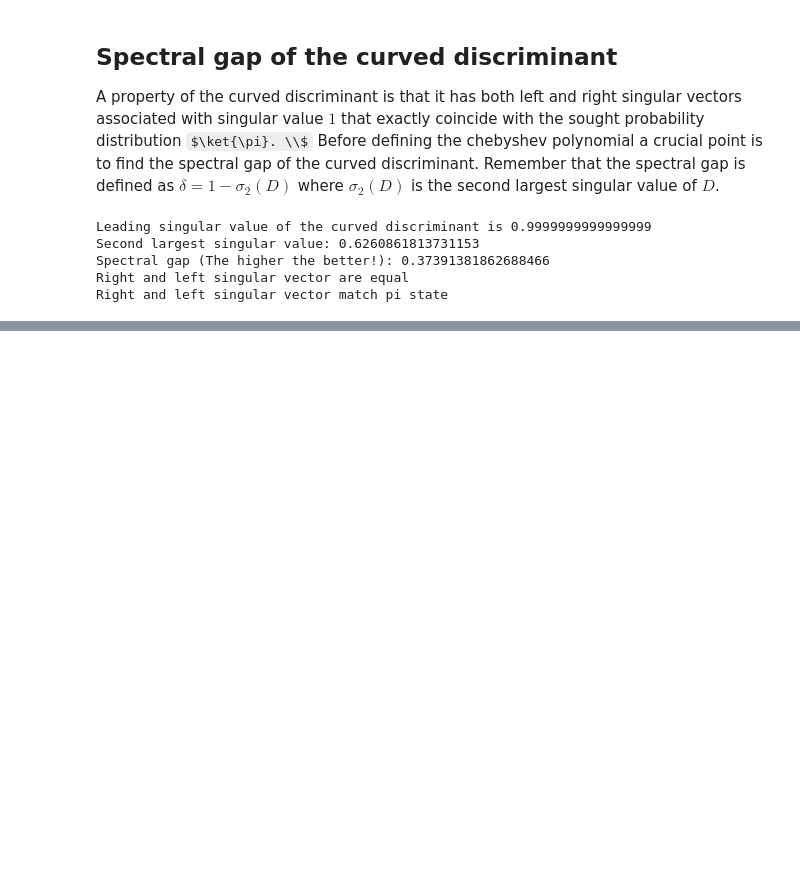
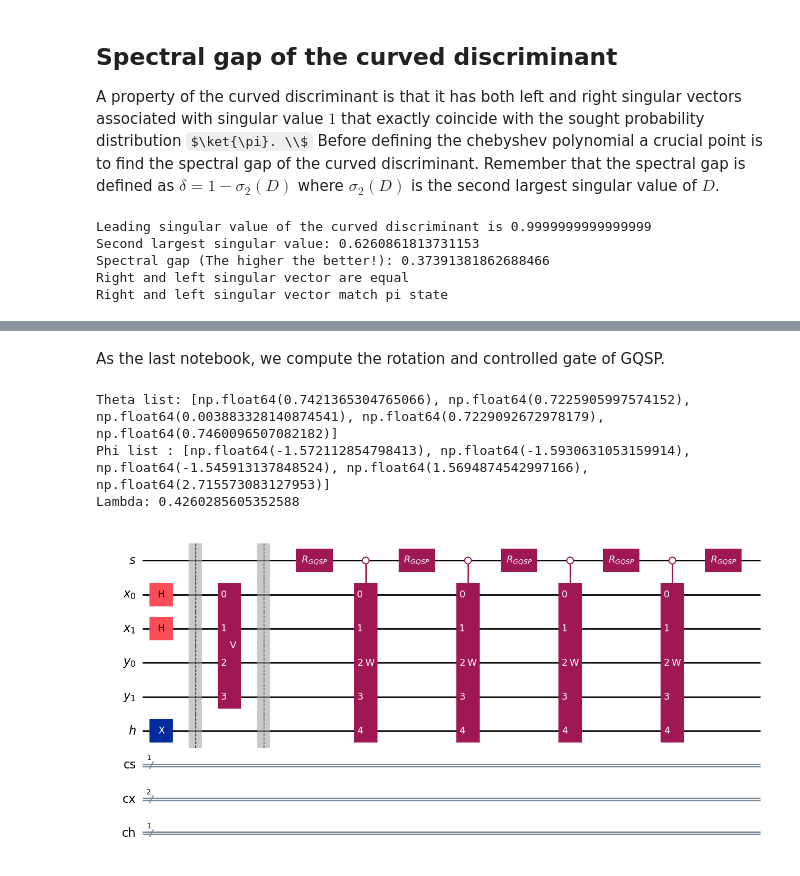
Before and after one commit to frafino/Quantum-Speedup-for-Nonreversible-Markov-Chains, a Jupyter notebook: non_reversible_toy_chain.ipynb, the cells around one changed output, grey strips where cells are left out. Saved outputs shown, nothing was run; the diff lists cells and outputs as text; code cells hidden in the pictures; some formulas as TeX source; blank space fills up the shorter version.

```diff
--- a/non_reversible_toy_chain.ipynb
+++ b/non_reversible_toy_chain.ipynb
@@ -241,0 +626,12 @@ We now define the polynomial that will be applied in GQSP to $W$
+# %%
+# Build S first
+
+S = np.vstack([P_coefficients, Q_coefficients])
+
+# Computing the angles
+
+theta_list, phi_list, lambda_val = compute_rotation_angles(S, d)
+
+print(f"Theta list: {theta_list}")
+print(f"Phi list: {phi_list}")
+print(f"lambda_val: {lambda_val}")
@@ -241,0 +642,2 @@ We now define the polynomial that will be applied in GQSP to $W$
+# %% [markdown]
+As the last notebook, we compute the rotation and controlled gate of GQSP.
@@ -241,0 +677,25 @@ We now define the polynomial that will be applied in GQSP to $W$
+# %%
+# Creating the gates
+for index, angle_theta in enumerate(theta_list):
+
+    angle_phi = phi_list[index]
+
+    if index == 0:
+        R_gate = RotationGate(angle_theta, angle_phi, lambda_val)
+    else:
+        R_gate = RotationGate(angle_theta, angle_phi, 0)
+        qc.append(A, list(qs) + list(qx) + list(qy) + list(qh))
+
+    qc.append(R_gate, qs)
+
+print(f"Theta list: {theta_list}")
+print(f"Phi list : {phi_list}")
+print(f"Lambda: {lambda_val}")
+
+
+qc.draw("mpl")
+# %% [output]
+Theta list: [np.float64(0.7421365304765066), np.float64(0.7225905997574152), np.float64(0.003883328140874541), np.float64(0.7229092672978179), np.float64(0.7460096507082182)]
+Phi list : [np.float64(-1.572112854798413), np.float64(-1.5930631053159914), np.float64(-1.545913137848524), np.float64(1.5694874542997166), np.float64(2.715573083127953)]
+Lambda: 0.4260285605352588
+[figure, added]
```
Also changed, not shown: parts of 27 cells of this notebook.
